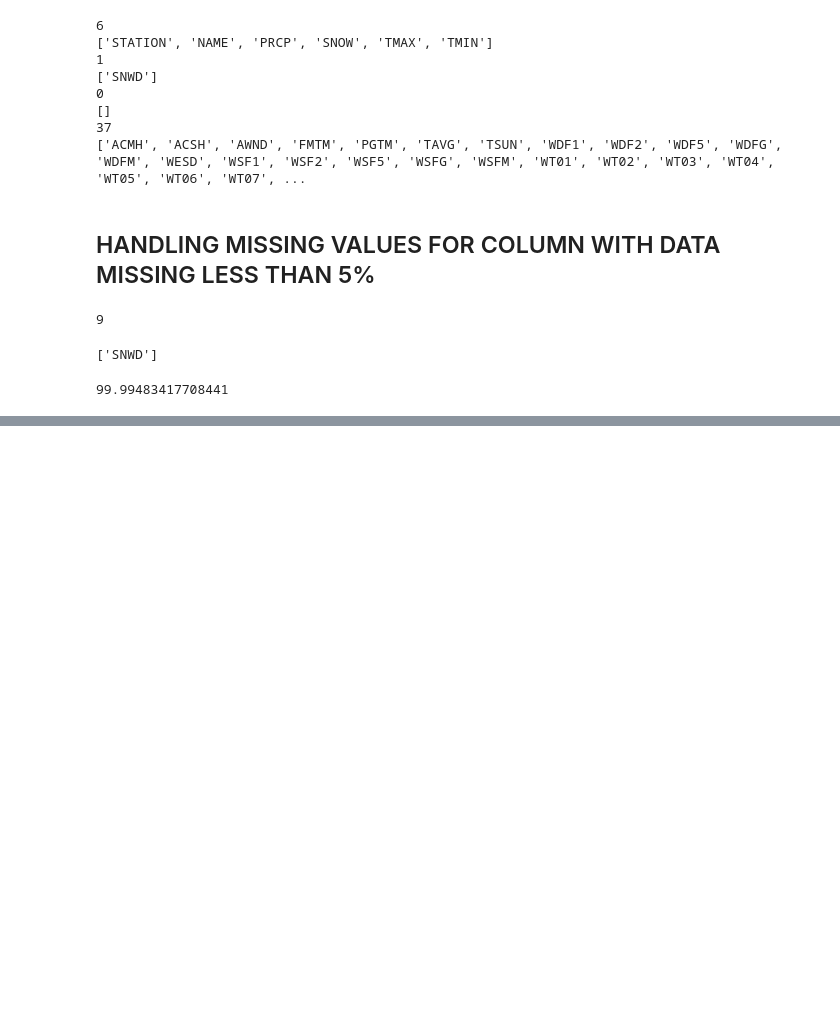
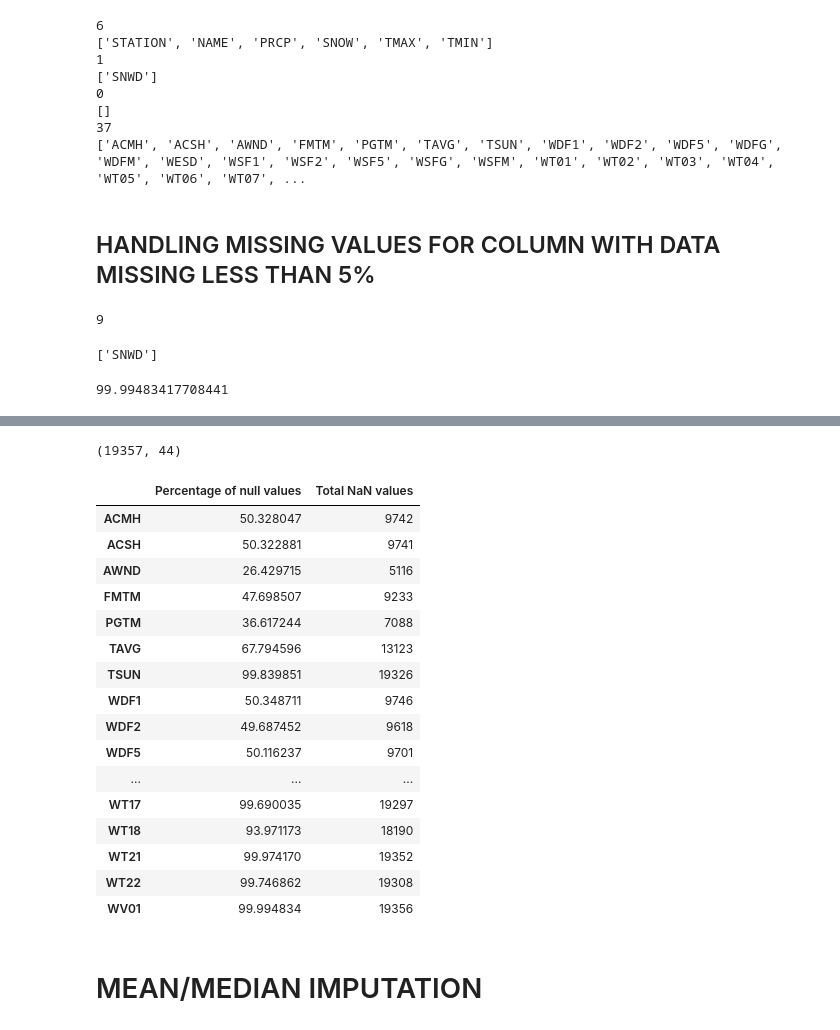
Before and after one commit to TROISTROIS/PREDICTING-THE-WEATHER-USING-MACHINE-LEARNING, a Jupyter notebook: Predicting The Weather Using Machine Learning.ipynb, the cells around one changed output, grey strips where cells are left out. Cells and saved outputs as stored; diff of their text form; code cells hidden in the pictures; blank space fills up the shorter version.

```diff
--- a/Predicting The Weather Using Machine Learning.ipynb
+++ b/Predicting The Weather Using Machine Learning.ipynb
@@ -125,4 +149,6 @@ print(more_than25_columns)
 weather.columns.get_loc("SNWD")
 # %% [output]
 9
+# %%
+df=weather.copy()
 # %%
@@ -131,3 +158,5 @@ cols
 # %% [output]
 ['SNWD']
+# %%
+df_new = df.dropna(subset=['STATION','SNWD'])
 # %%
@@ -161,0 +168,29 @@ dtype: int64
+# %%
+df_new.shape
+# %% [output]
+(19357, 44)
+# %%
+null_perc=pd.DataFrame(df_new[df_new.columns[df_new.isnull().any()]].isnull().sum()*100/df_new.shape[0], columns =["Percentage of null values"])
+null_perc["Total NaN values"]=df_new[df_new.columns[df_new.isnull().any()]].isnull().sum()
+# %%
+null_perc
+# %% [output]
+|  | Percentage of null values | Total NaN values |
+| ACMH | 50.328047 | 9742 |
+| ACSH | 50.322881 | 9741 |
+| AWND | 26.429715 | 5116 |
+| FMTM | 47.698507 | 9233 |
+| PGTM | 36.617244 | 7088 |
+| TAVG | 67.794596 | 13123 |
+| TSUN | 99.839851 | 19326 |
+| WDF1 | 50.348711 | 9746 |
+| WDF2 | 49.687452 | 9618 |
+| WDF5 | 50.116237 | 9701 |
+| ... | ... | ... |
+| WT17 | 99.690035 | 19297 |
+| WT18 | 93.971173 | 18190 |
+| WT21 | 99.974170 | 19352 |
+| WT22 | 99.746862 | 19308 |
+| WV01 | 99.994834 | 19356 |
+# %% [markdown]
+# MEAN/MEDIAN IMPUTATION
```
Also changed, not shown: parts of 12 cells of this notebook.
